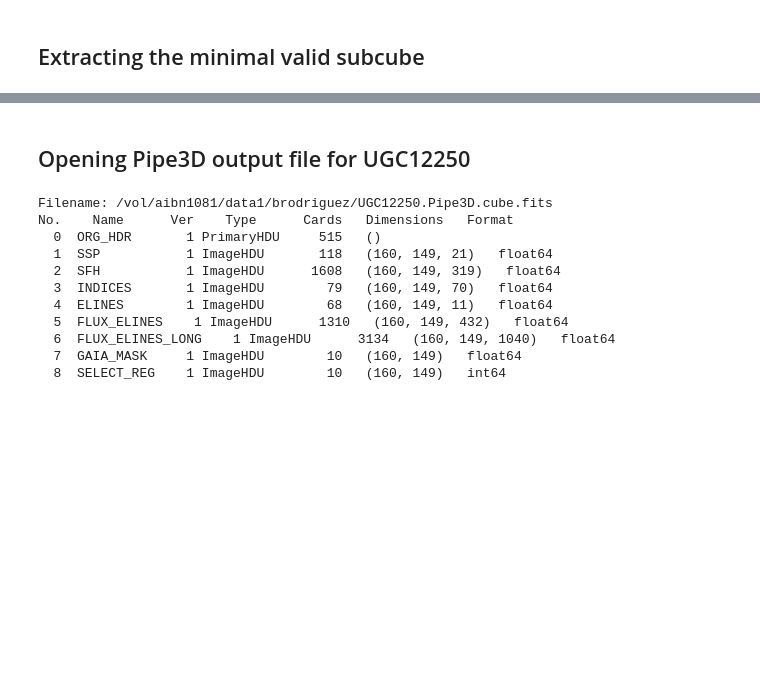
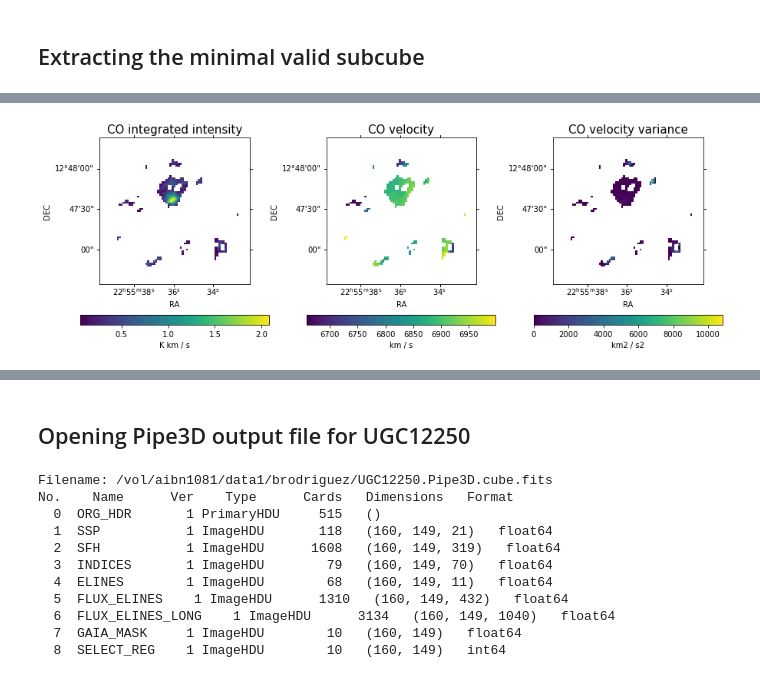
Before and after one commit to Bruno-Rodriguez/quenching-nearby-galaxies, a Jupyter notebook: smooth_and_reproject_cubes.ipynb, the cells around one changed output, grey strips where cells are left out. Drawn from its saved outputs; the diff is of its cells as text; code cells hidden in the pictures; blank space fills up the shorter version.

```diff
--- a/smooth_and_reproject_cubes.ipynb
+++ b/smooth_and_reproject_cubes.ipynb
@@ -266,0 +91,11 @@ plt.show()
+# %%
+n = 0
+m = 0
+for i, region in enumerate(ndimage.find_objects(labeled_mask_high)):
+    n+=1
+    probe = np.where(labeled_mask_high[region]== i+1,high_SNR_mask[region],0)
+    if (np.sum(probe,axis=0)<2).all():
+        high_SNR_mask[labeled_mask_high==i+1]=0
+    else:
+        m+=1
+print(n,m)
@@ -266,0 +104,5 @@ plt.show()
+# %%
+labeled_mask_high, num_high = ndimage.label(high_SNR_mask)
+print("Number of high SNR features found: ",num_high)
+labeled_mask_low, num_low = ndimage.label(low_SNR_mask)
+print("Number of low SNR features found: ",num_low)
@@ -266,0 +112,2 @@ plt.show()
+# %%
+dilated_mask = np.isin(labeled_mask_low,labeled_mask_low[high_SNR_mask])
@@ -266,0 +127,4 @@ plt.show()
+# %%
+mom0_dilated = CO_cube_masked_dilated.moment(order=0)
+mom1_dilated = CO_cube_masked_dilated.moment(order=1)
+mom2_dilated = CO_cube_masked_dilated.moment(order=2)
@@ -266,0 +133,11 @@ plt.show()
+# %%
+fig, axs = plt.subplots(1,3,figsize=(15,5),subplot_kw={'projection':mom0.wcs})
+for ax,mommap,label in zip(axs.ravel(),[mom0_dilated,mom1_dilated,mom2_dilated],['integrated intensity','velocity','velocity variance']):
+    im = ax.imshow(mommap.value,origin='lower')
+    fig.colorbar(im,ax=ax,orientation='horizontal',label=mommap.unit)
+    ax.set_title('CO '+label,fontsize=15)
+    ax.coords['ra'].set_axislabel('RA')
+    ax.coords['dec'].set_axislabel('DEC')
+plt.show()
+# %% [output]
+[figure, added]
```
Also changed, not shown: parts of 73 cells of this notebook.
